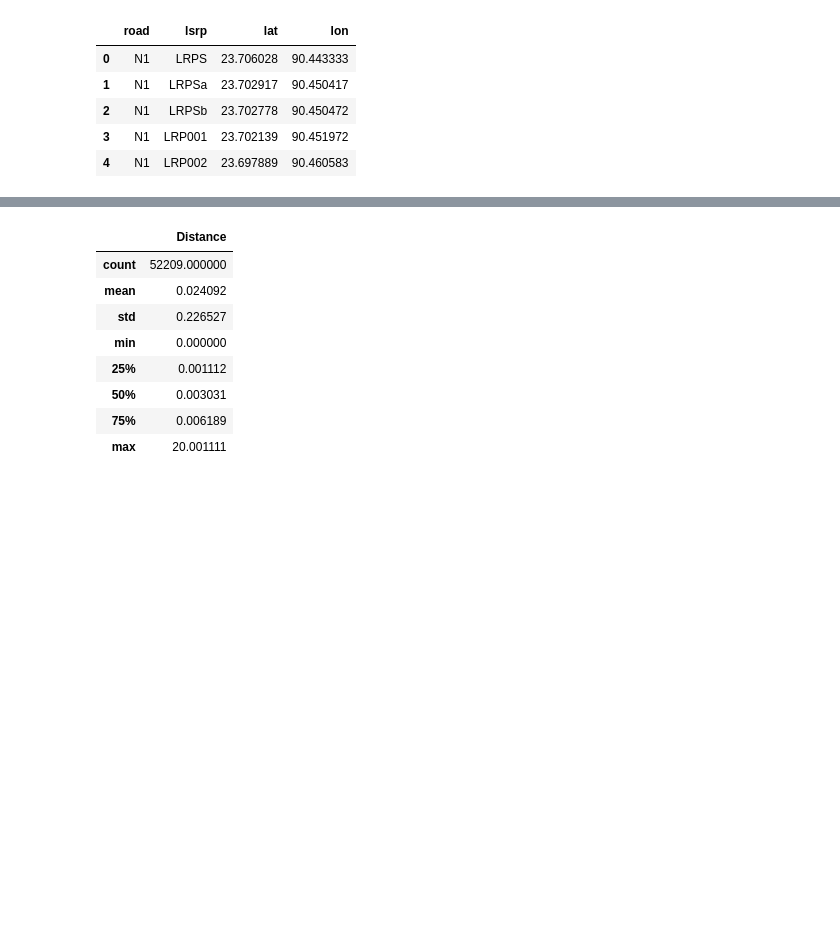
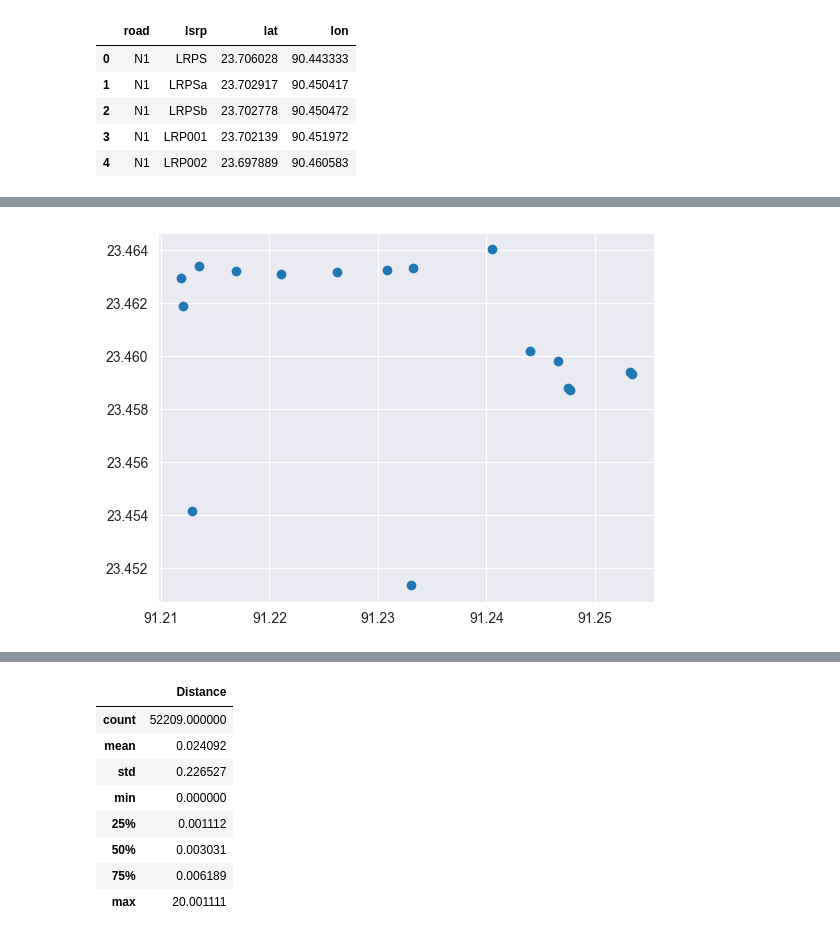
Before and after one commit to Anne-JS/advanced_simulation, a Jupyter notebook: Assignment 1 Julian.ipynb, the cells around one changed output, grey strips where cells are left out. Drawn from its saved outputs; the diff is of its cells as text; code cells hidden in the pictures; blank space fills up the shorter version.

```diff
--- a/Assignment 1 Julian.ipynb
+++ b/Assignment 1 Julian.ipynb
@@ -46,0 +50,6 @@ plt.show()
+# %%
+df_N101 = df_restructured[df_restructured['road'] == 'N101']
+plt.scatter(df_N101['lon'], df_N101['lat'])
+plt.show()
+# %% [output]
+[figure, added]
```
Also changed, not shown: parts of 3 cells of this notebook, 1 other file.
